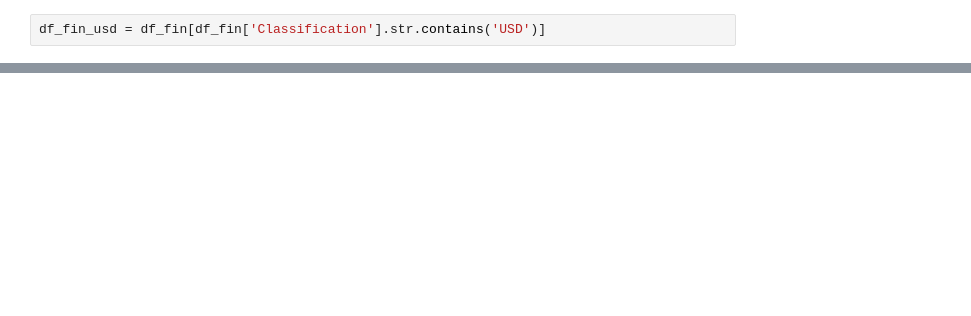
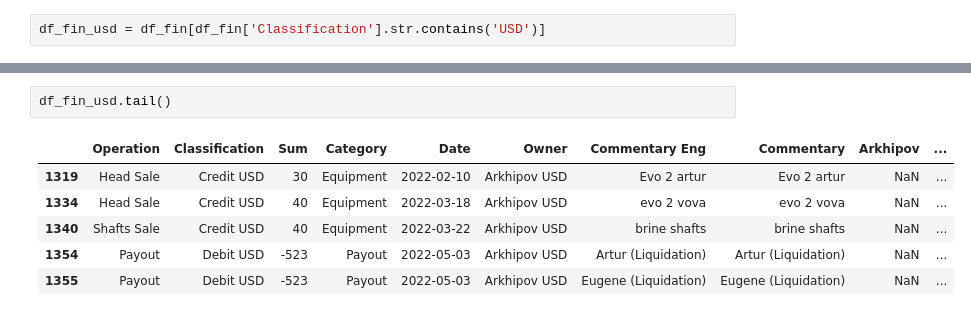
Before and after one commit to Unclegeenoo/Data-Science-Portfolio, a Jupyter notebook: Python_Projects/exploratory financial analysis usd.ipynb, the cells around one changed output, grey strips where cells are left out. Drawn from its saved outputs; the diff is of its cells as text; blank space fills up the shorter version.

```diff
--- a/Python_Projects/exploratory financial analysis usd.ipynb
+++ b/Python_Projects/exploratory financial analysis usd.ipynb
@@ -27,0 +128,9 @@ df_fin_rub.info()
+# %%
+df_fin_usd.tail()
+# %% [output]
+|  | Operation | Classification | Sum | Category | Date | Owner | Commentary Eng | Commentary | Arkhipov | ... |
+| 1319 | Head Sale | Credit USD | 30 | Equipment | 2022-02-10 | Arkhipov USD | Evo 2 artur | Evo 2 artur | NaN | ... |
+| 1334 | Head Sale | Credit USD | 40 | Equipment | 2022-03-18 | Arkhipov USD | evo 2 vova | evo 2 vova | NaN | ... |
+| 1340 | Shafts Sale | Credit USD | 40 | Equipment | 2022-03-22 | Arkhipov USD | brine shafts | brine shafts | NaN | ... |
+| 1354 | Payout | Debit USD | -523 | Payout | 2022-05-03 | Arkhipov USD | Artur (Liquidation) | Artur (Liquidation) | NaN | ... |
+| 1355 | Payout | Debit USD | -523 | Payout | 2022-05-03 | Arkhipov USD | Eugene (Liquidation) | Eugene (Liquidation) | NaN | ... |
```
Also changed, not shown: parts of 92 cells of this notebook, 1 other file.
